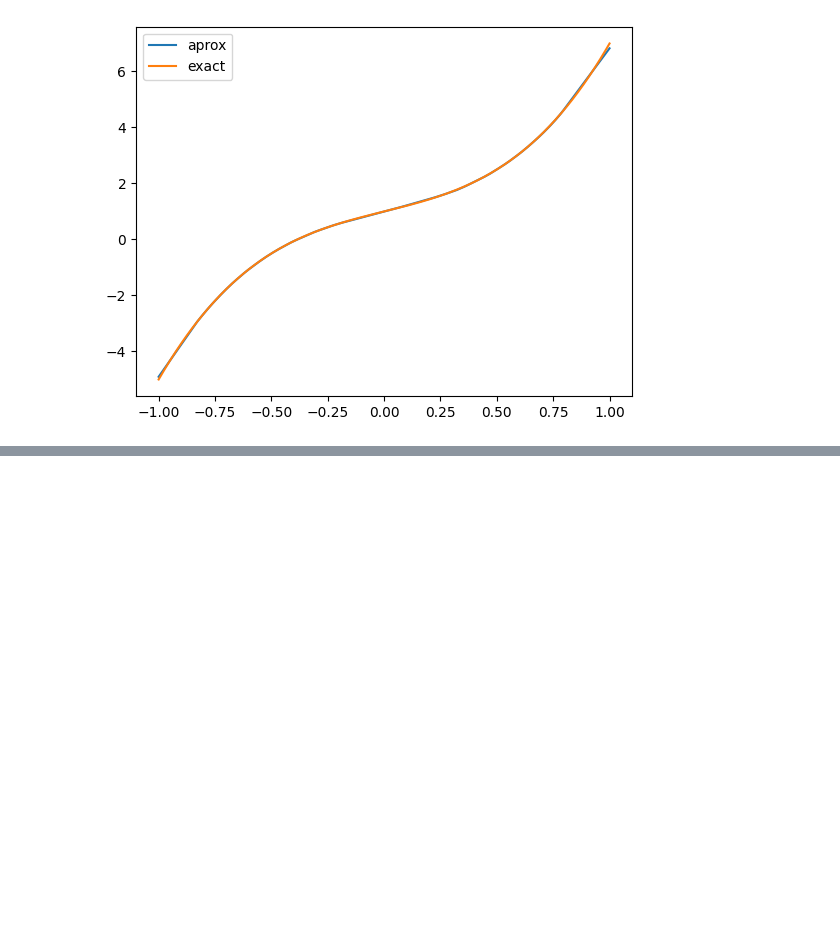
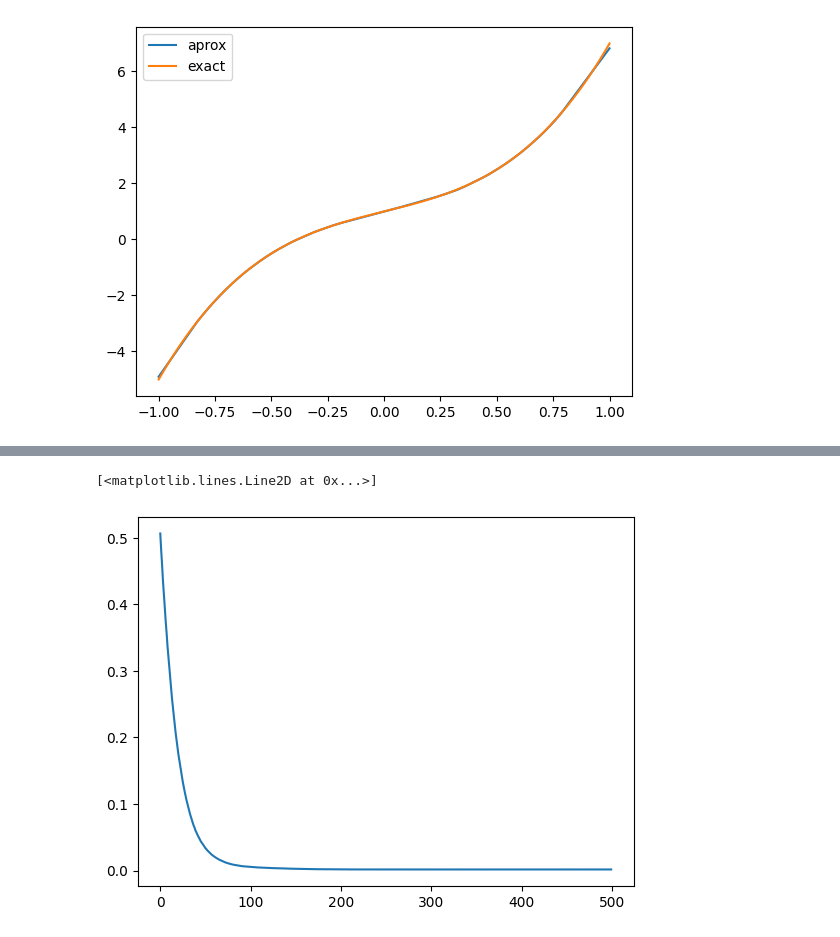
Before and after one commit to Alberto-Pedraza/Tarea5rna, a Jupyter notebook: Tarea5AlbertoP.ipynb, the cells around one changed output, grey strips where cells are left out. Drawn from its saved outputs; the diff is of its cells as text; code cells hidden in the pictures; blank space fills up the shorter version.

```diff
--- a/Tarea5AlbertoP.ipynb
+++ b/Tarea5AlbertoP.ipynb
@@ -353,0 +404,5 @@ plt.show()
+# %%
+model_P = Funsolcos()
+model_P.add(PolTransform(4)) #Para polinomio de orden n, se utiliza PolTransform(n+1)
+model_P.build(input_shape=(1,))
+model_P.summary()
@@ -353,0 +422,10 @@ plt.show()
+# %%
+model_P.compile(optimizer=Adam(learning_rate=0.0005), metrics=['loss'])
+
+x_p=tf.linspace(-1,1,1000)
+historypol = model_P.fit(x_p,epochs=500,verbose=0)
+
+plt.plot(historypol.history["loss"])
+# %% [output]
+[<matplotlib.lines.Line2D at 0x...>]
+[figure, added]
```
Also changed, not shown: parts of 25 cells of this notebook.
